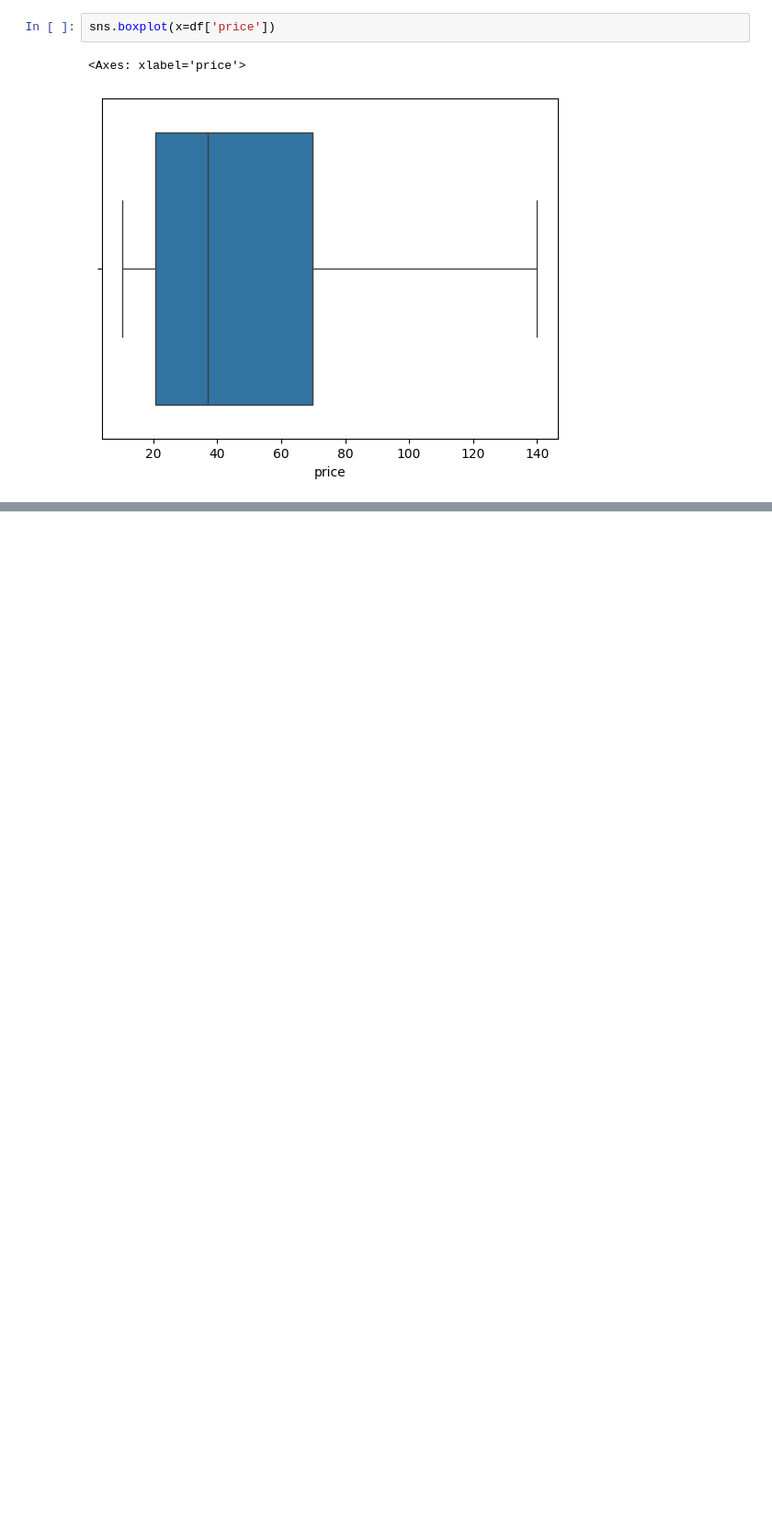
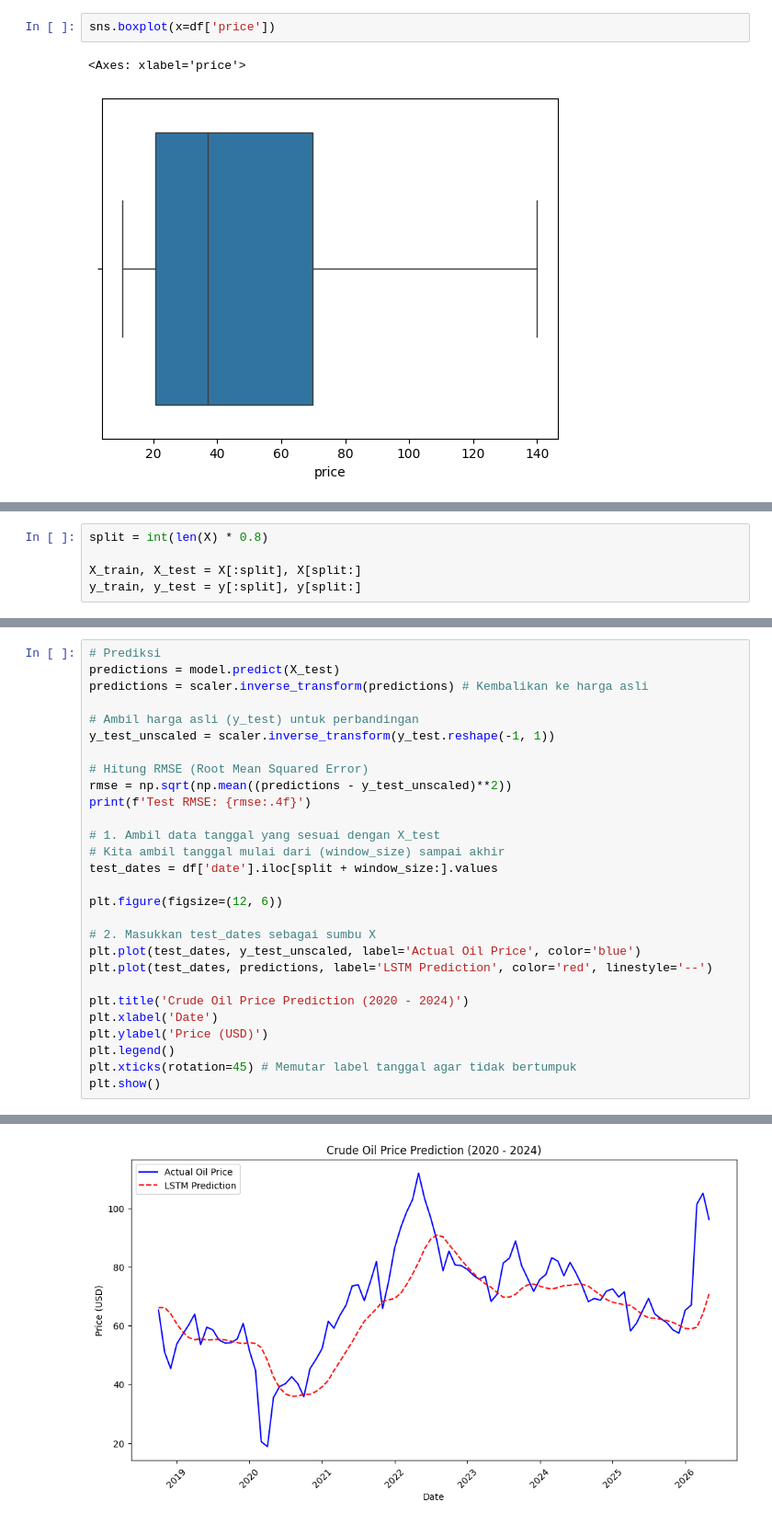
Before and after one commit to mikysetiawan/MachineLearningTerapan, a Jupyter notebook: Tugas1_PredictiveAnalysis.ipynb, the cells around one changed output, grey strips where cells are left out. Shown at 92% size. Saved outputs shown, nothing was run; the diff lists cells and outputs as text; blank space fills up the shorter version.

```diff
--- a/Tugas1_PredictiveAnalysis.ipynb
+++ b/Tugas1_PredictiveAnalysis.ipynb
@@ -84,0 +130,5 @@ sns.boxplot(x=df['change'])
+# %%
+split = int(len(X) * 0.8)
+
+X_train, X_test = X[:split], X[split:]
+y_train, y_test = y[:split], y[split:]
@@ -84,0 +205,29 @@ sns.boxplot(x=df['change'])
+# %%
+# Prediksi
+predictions = model.predict(X_test)
+predictions = scaler.inverse_transform(predictions) # Kembalikan ke harga asli
+
+# Ambil harga asli (y_test) untuk perbandingan
+y_test_unscaled = scaler.inverse_transform(y_test.reshape(-1, 1))
+
+# Hitung RMSE (Root Mean Squared Error)
+rmse = np.sqrt(np.mean((predictions - y_test_unscaled)**2))
+print(f'Test RMSE: {rmse:.4f}')
+
+# 1. Ambil data tanggal yang sesuai dengan X_test
+# Kita ambil tanggal mulai dari (window_size) sampai akhir
+test_dates = df['date'].iloc[split + window_size:].values
+
+plt.figure(figsize=(12, 6))
+
+# 2. Masukkan test_dates sebagai sumbu X
+plt.plot(test_dates, y_test_unscaled, label='Actual Oil Price', color='blue')
+plt.plot(test_dates, predictions, label='LSTM Prediction', color='red', linestyle='--')
+
+plt.title('Crude Oil Price Prediction (2020 - 2024)')
+plt.xlabel('Date')
+plt.ylabel('Price (USD)')
+plt.legend()
+plt.xticks(rotation=45) # Memutar label tanggal agar tidak bertumpuk
+plt.show()
+# %% [output]
@@ -84,0 +236 @@ sns.boxplot(x=df['change'])
+[figure, added]
```
Also changed, not shown: parts of 10 cells of this notebook.
